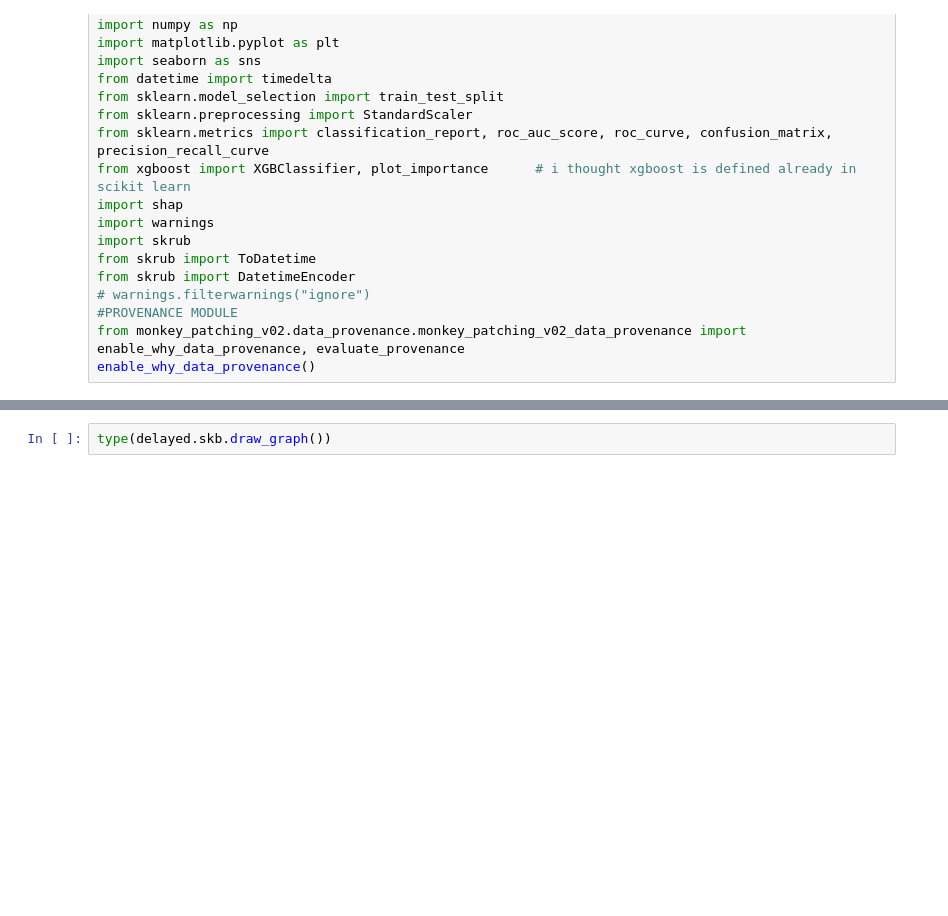
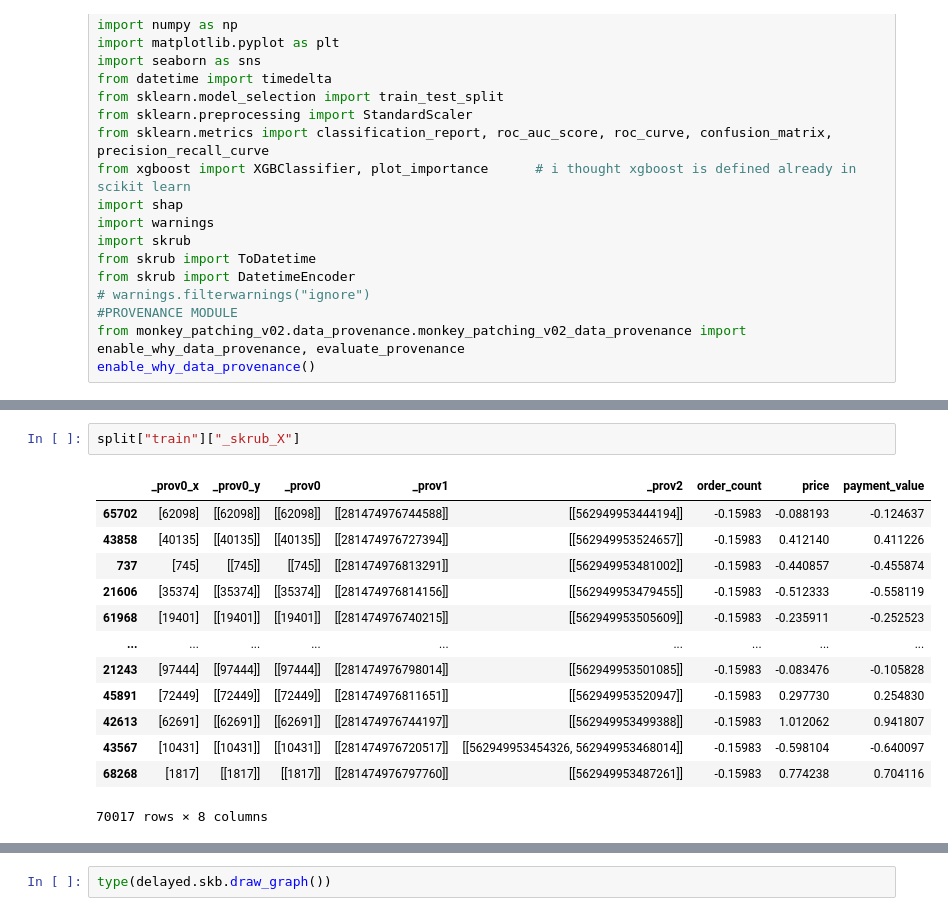
Before and after one commit to eduardChalovski/rdepro_skrub_provenance, a Jupyter notebook: monkey_patching_v02/data_provenance/notebook533e969fd3_SKRUBIFIED_why_data_eddie.ipynb, the cells around one changed output, grey strips where cells are left out. Cells and saved outputs as stored; diff of their text form; blank space fills up the shorter version.

```diff
--- a/monkey_patching_v02/data_provenance/notebook533e969fd3_SKRUBIFIED_why_data_eddie.ipynb
+++ b/monkey_patching_v02/data_provenance/notebook533e969fd3_SKRUBIFIED_why_data_eddie.ipynb
@@ -205,0 +231,16 @@ Parameters: { "use_label_encoder" } are not used.
+# %%
+split["train"]["_skrub_X"]
+# %% [output]
+|  | _prov0_x | _prov0_y | _prov0 | _prov1 | _prov2 | order_count | price | payment_value |
+| 65702 | [62098] | [[62098]] | [[62098]] | [[281474976744588]] | [[562949953444194]] | -0.15983 | -0.088193 | -0.124637 |
+| 43858 | [40135] | [[40135]] | [[40135]] | [[281474976727394]] | [[562949953524657]] | -0.15983 | 0.412140 | 0.411226 |
+| 737 | [745] | [[745]] | [[745]] | [[281474976813291]] | [[562949953481002]] | -0.15983 | -0.440857 | -0.455874 |
+| 21606 | [35374] | [[35374]] | [[35374]] | [[281474976814156]] | [[562949953479455]] | -0.15983 | -0.512333 | -0.558119 |
+| 61968 | [19401] | [[19401]] | [[19401]] | [[281474976740215]] | [[562949953505609]] | -0.15983 | -0.235911 | -0.252523 |
+| ... | ... | ... | ... | ... | ... | ... | ... | ... |
+| 21243 | [97444] | [[97444]] | [[97444]] | [[281474976798014]] | [[562949953501085]] | -0.15983 | -0.083476 | -0.105828 |
+| 45891 | [72449] | [[72449]] | [[72449]] | [[281474976811651]] | [[562949953520947]] | -0.15983 | 0.297730 | 0.254830 |
+| 42613 | [62691] | [[62691]] | [[62691]] | [[281474976744197]] | [[562949953499388]] | -0.15983 | 1.012062 | 0.941807 |
+| 43567 | [10431] | [[10431]] | [[10431]] | [[281474976720517]] | [[562949953454326, 562949953468014]] | -0.15983 | -0.598104 | -0.640097 |
+| 68268 | [1817] | [[1817]] | [[1817]] | [[281474976797760]] | [[562949953487261]] | -0.15983 | 0.774238 | 0.704116 |
+70017 rows × 8 columns
```
Also changed, not shown: parts of 9 cells of this notebook, 1 other file.
